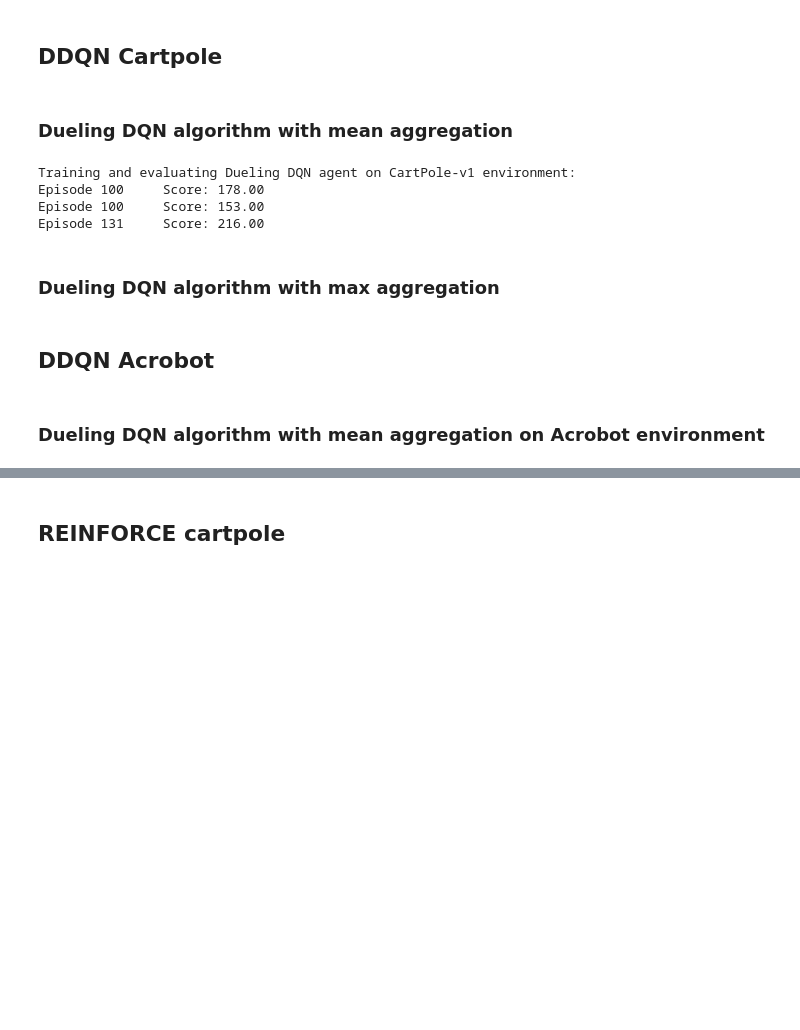
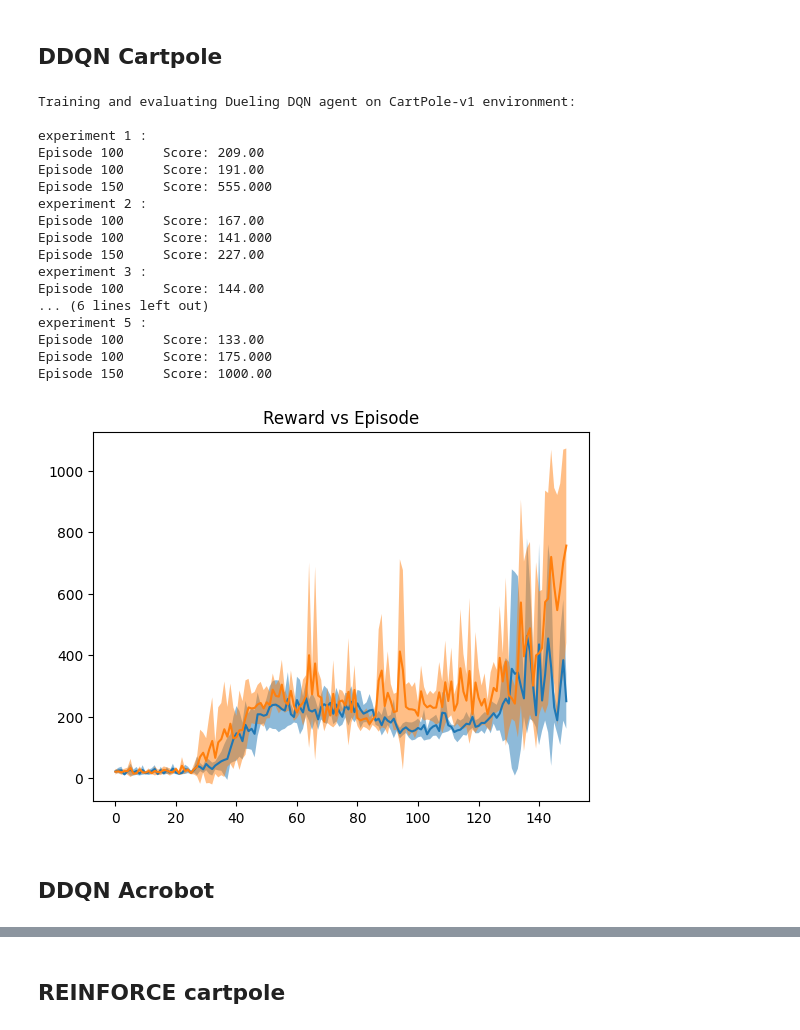
Before and after one commit to joobloobs/RL-assignement-2, a Jupyter notebook: report.ipynb, the cells around one changed output, grey strips where cells are left out. Cells and saved outputs as stored; diff of their text form; code cells hidden in the pictures; blank space fills up the shorter version.

```diff
--- a/report.ipynb
+++ b/report.ipynb
@@ -48,5 +39,6 @@ from duelingDQN import dqn, DuelingDQNAgent
 import matplotlib.pyplot as plt
 from vars import *
 import numpy as np
+from mcReinforce import mc_reinforce, REINFORCEAgent
 
-ENVS = [HyperEnv('CartPole-v1', 150, 1000, 128, 1e-4, 100, 0.99, 0.1, 128, 64), HyperEnv('Acrobot-v1', 200, 500, 256, 1e-3, 500, 0.99, 0.1, 128, 256)]
+ENVS = [HyperEnv('CartPole-v1', 150, 1000, 64, 1e-4, 100, 0.99, 0.5, 128, 64), HyperEnv('Acrobot-v1', 100, 300, 128, 1e-3, 500, 0.99, 0.1, 32, 64)]
@@ -53,30 +74,24 @@ ENVS = [HyperEnv('CartPole-v1', 150, 1000, 128, 1e-4, 100, 0.99, 0.1, 128, 64),
 # %% [markdown]
 ## DDQN Cartpole
-# %% [markdown]
-### Dueling DQN algorithm with mean aggregation
 # %%
 cartpole_parameters = ENVS[0]
-
-print(f"\nTraining and evaluating Dueling DQN agent on {cartpole_parameters.name} environment:")
-env = gym.make(cartpole_parameters.name)
-
-rewards = []
-for _ in range(5):
-    dueling_dqn_agent = DuelingDQNAgent(env.observation_space.shape[0], env.action_space.n, 37, "mean", cartpole_parameters)
-    scores = dqn(dueling_dqn_agent, env, n_episodes=cartpole_parameters.n_episodes, max_t=cartpole_parameters.max_t)
-    rewards.append(scores)
-avg_reward = np.array(rewards).mean(0)
-std_reward = np.array(rewards).std(0)
-
-x_axis = np.arange(len(rewards[0]))
-plt.fill_between(x_axis, avg_reward - std_reward, avg_reward + std_reward, alpha=0.5)
-plt.title("Reward vs Episode")
-plt.plot(avg_reward)
-plt.show()
+draw_experiment_dqn(cartpole_parameters)
 # %% [output]
 Training and evaluating Dueling DQN agent on CartPole-v1 environment:
-Episode 100     Score: 178.00
-Episode 100     Score: 153.00
-Episode 131     Score: 216.00
+
+experiment 1 :
+Episode 100     Score: 209.00
+Episode 100     Score: 191.00
+Episode 150     Score: 555.000
+experiment 2 :
+Episode 100     Score: 167.00
+Episode 100     Score: 141.000
+Episode 150     Score: 227.00
+experiment 3 :
+Episode 100     Score: 144.00
+... (6 lines left out)
+experiment 5 :
+Episode 100     Score: 133.00
+Episode 100     Score: 175.000
+Episode 150     Score: 1000.00
+[figure, added]
-# %% [markdown]
-### Dueling DQN algorithm with max aggregation
@@ -103,6 +98,4 @@ plt.show()
 # %% [markdown]
 ## DDQN Acrobot
-# %% [markdown]
-### Dueling DQN algorithm with mean aggregation on Acrobot environment
 # %%
 acrobot_parameters = ENVS[1]
```
Also changed, not shown: parts of 10 cells of this notebook, 7 other files.
